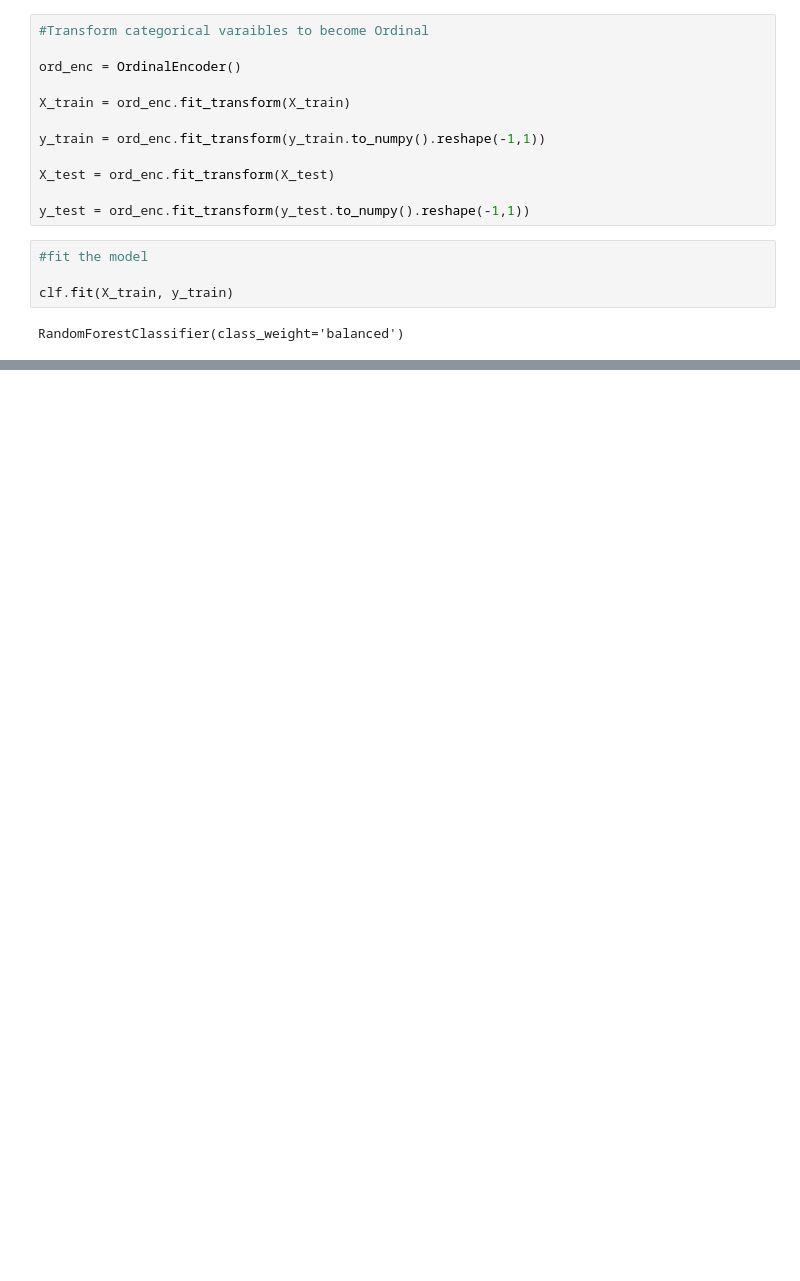
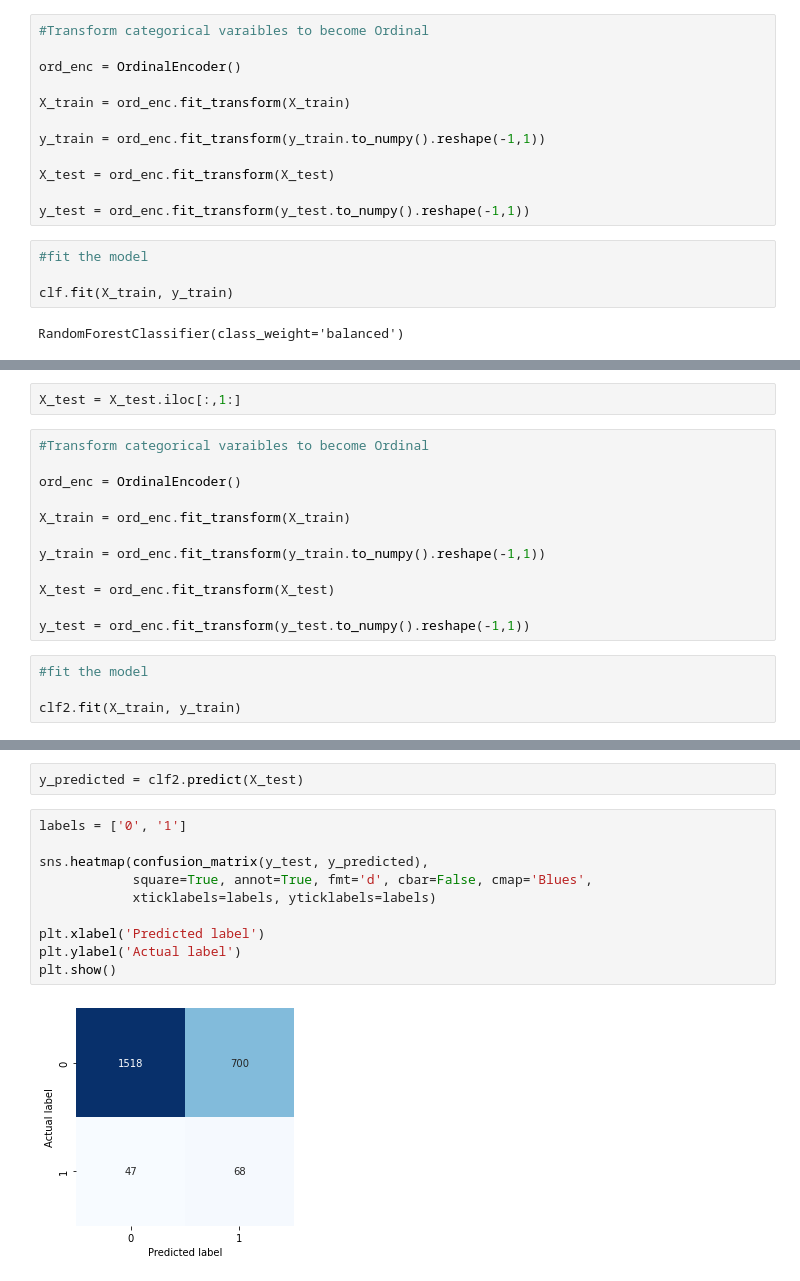
Before and after one commit to toriwang24/M148, a Jupyter notebook: feature_selection.ipynb, the cells around one changed output, grey strips where cells are left out. Drawn from its saved outputs; the diff is of its cells as text; blank space fills up the shorter version.

```diff
--- a/feature_selection.ipynb
+++ b/feature_selection.ipynb
@@ -404,0 +498,18 @@ plt.plot(range(0,len(df_imp),1), df_imp['CUMSUM'])
+# %%
+X_test = X_test.iloc[:,1:]
+# %%
+#Transform categorical varaibles to become Ordinal
+
+ord_enc = OrdinalEncoder()
+
+X_train = ord_enc.fit_transform(X_train)
+
+y_train = ord_enc.fit_transform(y_train.to_numpy().reshape(-1,1))
+
+X_test = ord_enc.fit_transform(X_test)
+
+y_test = ord_enc.fit_transform(y_test.to_numpy().reshape(-1,1))
+# %%
+#fit the model
+
+clf2.fit(X_train, y_train)
@@ -404,0 +533,14 @@ plt.plot(range(0,len(df_imp),1), df_imp['CUMSUM'])
+# %%
+y_predicted = clf2.predict(X_test)
+# %%
+labels = ['0', '1']
+
+sns.heatmap(confusion_matrix(y_test, y_predicted),
+            square=True, annot=True, fmt='d', cbar=False, cmap='Blues',
+            xticklabels=labels, yticklabels=labels)
+
+plt.xlabel('Predicted label')
+plt.ylabel('Actual label')
+plt.show()
+# %% [output]
+[figure, added]
```
Also changed, not shown: parts of 22 cells of this notebook.
